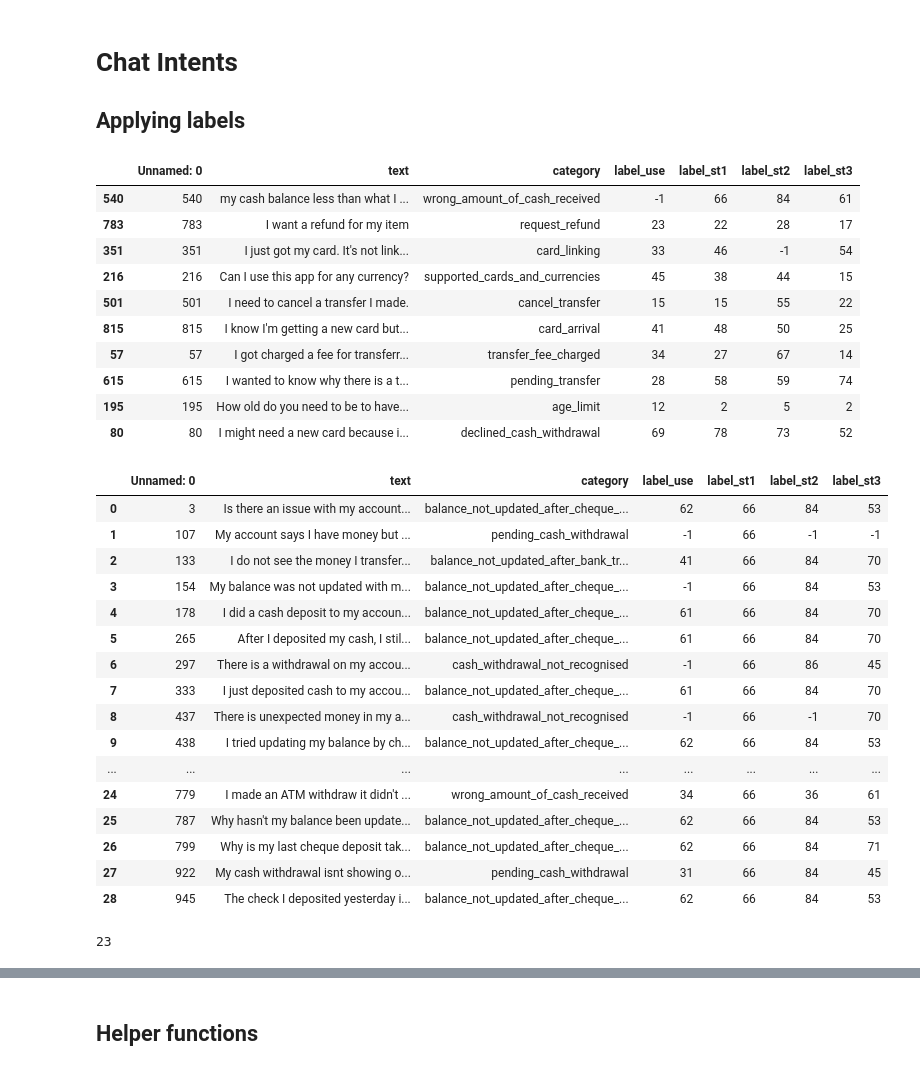
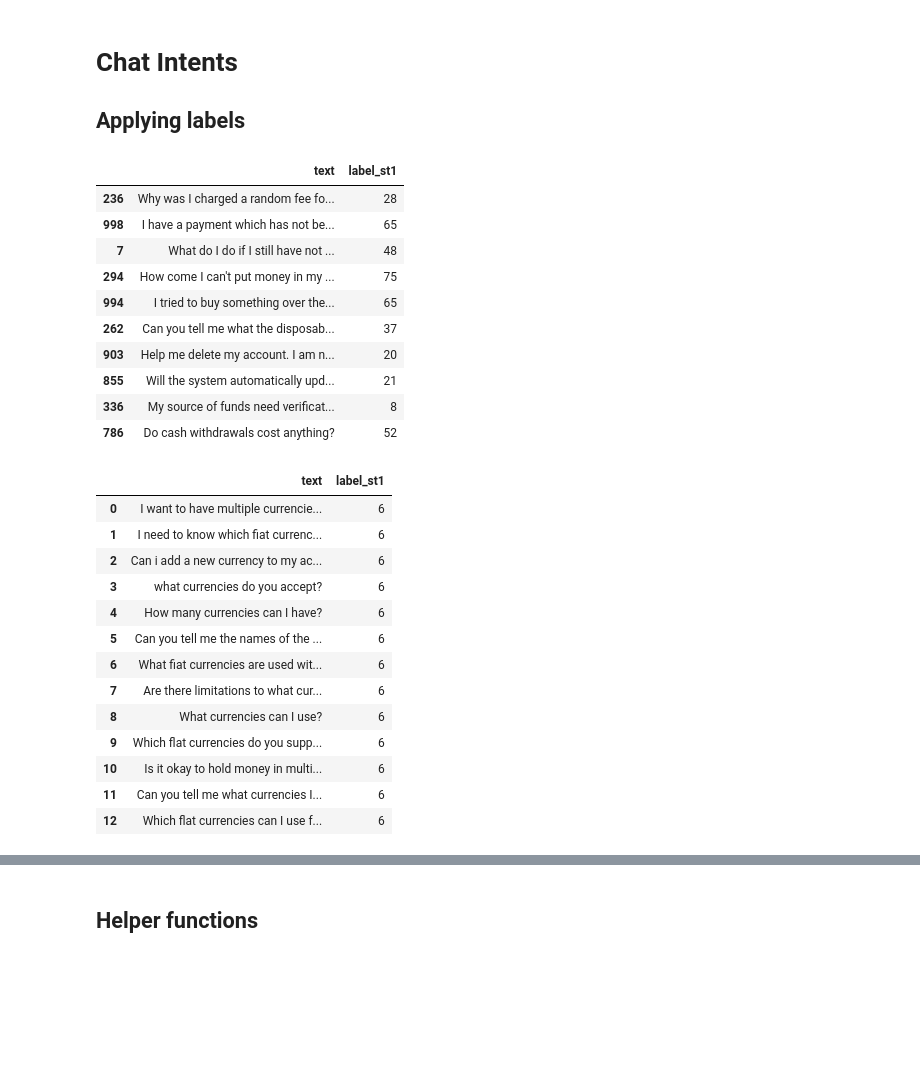
Before and after one commit to dborrelli/chat-intents, a Jupyter notebook: notebooks/06-label-intents.ipynb, the cells around one changed output, grey strips where cells are left out. Drawn from its saved outputs; the diff is of its cells as text; code cells hidden in the pictures; blank space fills up the shorter version.

```diff
--- a/notebooks/06-label-intents.ipynb
+++ b/notebooks/06-label-intents.ipynb
@@ -17,44 +16,37 @@ import spacy
 # %%
 nlp = spacy.load("en_core_web_sm")
 # %%
-data_sample = pd.read_csv('../data/processed/sample_clustered.csv')
-#data_sample = pd.read_csv('../data/processed/data_sample.csv')
-data_sample.sample(10)
+data_clustered = pd.read_csv('../data/processed/sample_clustered.csv')
+data_clustered = data_clustered[['text', 'label_st1']]
+data_clustered.sample(10)
 # %% [output]
-|  | Unnamed: 0 | text | category | label_use | label_st1 | label_st2 | label_st3 |
-| 540 | 540 | my cash balance less than what I ... | wrong_amount_of_cash_received | -1 | 66 | 84 | 61 |
-| 783 | 783 | I want a refund for my item | request_refund | 23 | 22 | 28 | 17 |
-| 351 | 351 | I just got my card. It's not link... | card_linking | 33 | 46 | -1 | 54 |
-| 216 | 216 | Can I use this app for any currency? | supported_cards_and_currencies | 45 | 38 | 44 | 15 |
-| 501 | 501 | I need to cancel a transfer I made. | cancel_transfer | 15 | 15 | 55 | 22 |
-| 815 | 815 | I know I'm getting a new card but... | card_arrival | 41 | 48 | 50 | 25 |
-| 57 | 57 | I got charged a fee for transferr... | transfer_fee_charged | 34 | 27 | 67 | 14 |
-| 615 | 615 | I wanted to know why there is a t... | pending_transfer | 28 | 58 | 59 | 74 |
-| 195 | 195 | How old do you need to be to have... | age_limit | 12 | 2 | 5 | 2 |
-| 80 | 80 | I might need a new card because i... | declined_cash_withdrawal | 69 | 78 | 73 | 52 |
+|  | text | label_st1 |
+| 236 | Why was I charged a random fee fo... | 28 |
+| 998 | I have a payment which has not be... | 65 |
+| 7 | What do I do if I still have not ... | 48 |
+| 294 | How come I can't put money in my ... | 75 |
+| 994 | I tried to buy something over the... | 65 |
+| 262 | Can you tell me what the disposab... | 37 |
+| 903 | Help me delete my account. I am n... | 20 |
+| 855 | Will the system automatically upd... | 21 |
+| 336 | My source of funds need verificat... | 8 |
+| 786 | Do cash withdrawals cost anything? | 52 |
 # %%
 #example_category = data_sample[data_sample['category']=='cash_withdrawal_charge'].reset_index(drop=True)
-example_category = data_sample[data_sample['label_st1']==66].reset_index(drop=True)
+example_category = data_clustered[data_clustered['label_st1']==6].reset_index(drop=True)
 example_category
 # %% [output]
-|  | Unnamed: 0 | text | category | label_use | label_st1 | label_st2 | label_st3 |
-| 0 | 3 | Is there an issue with my account... | balance_not_updated_after_cheque_... | 62 | 66 | 84 | 53 |
-| 1 | 107 | My account says I have money but ... | pending_cash_withdrawal | -1 | 66 | -1 | -1 |
-| 2 | 133 | I do not see the money I transfer... | balance_not_updated_after_bank_tr... | 41 | 66 | 84 | 70 |
-| 3 | 154 | My balance was not updated with m... | balance_not_updated_after_cheque_... | -1 | 66 | 84 | 53 |
-| 4 | 178 | I did a cash deposit to my accoun... | balance_not_updated_after_cheque_... | 61 | 66 | 84 | 70 |
-| 5 | 265 | After I deposited my cash, I stil... | balance_not_updated_after_cheque_... | 61 | 66 | 84 | 70 |
-| 6 | 297 | There is a withdrawal on my accou... | cash_withdrawal_not_recognised | -1 | 66 | 86 | 45 |
-| 7 | 333 | I just deposited cash to my accou... | balance_not_updated_after_cheque_... | 61 | 66 | 84 | 70 |
-| 8 | 437 | There is unexpected money in my a... | cash_withdrawal_not_recognised | -1 | 66 | -1 | 70 |
-| 9 | 438 | I tried updating my balance by ch... | balance_not_updated_after_cheque_... | 62 | 66 | 84 | 53 |
-| ... | ... | ... | ... | ... | ... | ... | ... |
-| 24 | 779 | I made an ATM withdraw it didn't ... | wrong_amount_of_cash_received | 34 | 66 | 36 | 61 |
-| 25 | 787 | Why hasn't my balance been update... | balance_not_updated_after_cheque_... | 62 | 66 | 84 | 53 |
-| 26 | 799 | Why is my last cheque deposit tak... | balance_not_updated_after_cheque_... | 62 | 66 | 84 | 71 |
-| 27 | 922 | My cash withdrawal isnt showing o... | pending_cash_withdrawal | 31 | 66 | 84 | 45 |
-| 28 | 945 | The check I deposited yesterday i... | balance_not_updated_after_cheque_... | 62 | 66 | 84 | 53 |
+|  | text | label_st1 |
+| 0 | I want to have multiple currencie... | 6 |
+| 1 | I need to know which fiat currenc... | 6 |
+| 2 | Can i add a new currency to my ac... | 6 |
+| 3 | what currencies do you accept? | 6 |
+| 4 | How many currencies can I have? | 6 |
+| 5 | Can you tell me the names of the ... | 6 |
+| 6 | What fiat currencies are used wit... | 6 |
+| 7 | Are there limitations to what cur... | 6 |
+| 8 | What currencies can I use? | 6 |
+| 9 | Which flat currencies do you supp... | 6 |
+| 10 | Is it okay to hold money in multi... | 6 |
+| 11 | Can you tell me what currencies I... | 6 |
+| 12 | Which flat currencies can I use f... | 6 |
-# %%
-len(example_category)
-# %% [output]
-23
```
Also changed, not shown: parts of 33 cells of this notebook.
